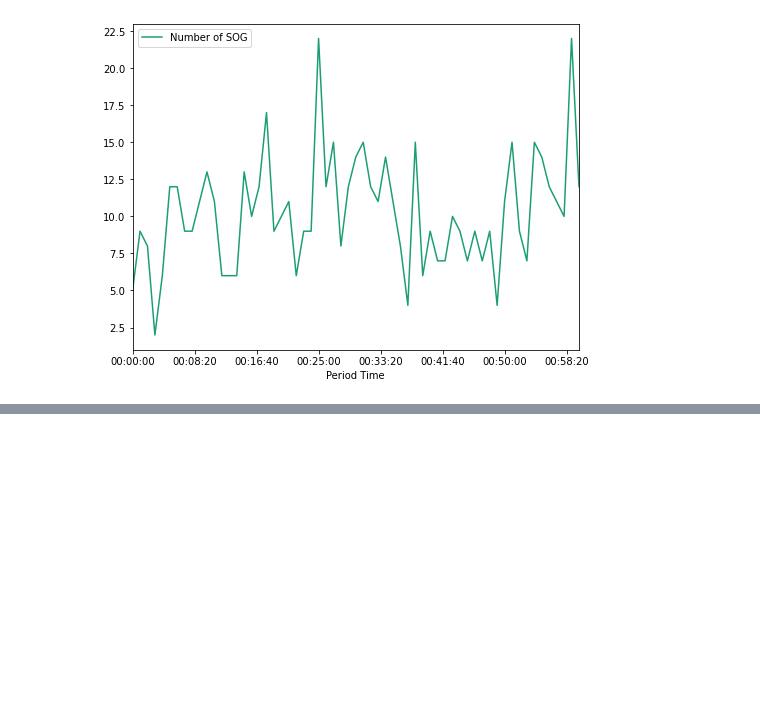
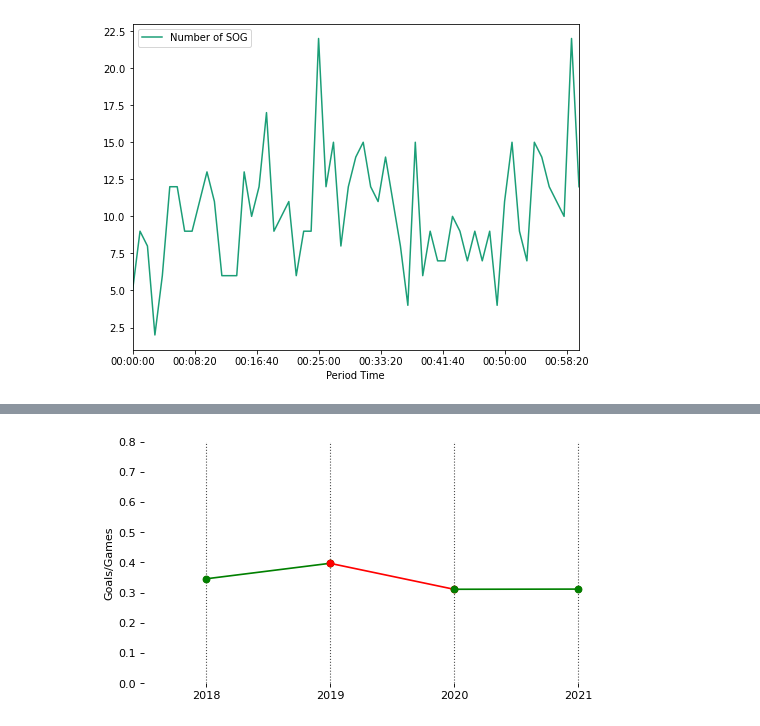
Before and after one commit to szonja126/NHL-Diplomamunka, a Jupyter notebook: readcsv.ipynb, the cells around one changed output, grey strips where cells are left out. Saved outputs shown, nothing was run; the diff lists cells and outputs as text; code cells hidden in the pictures; blank space fills up the shorter version.

```diff
--- a/readcsv.ipynb
+++ b/readcsv.ipynb
@@ -651,0 +677,80 @@ plt.gca().spines["left"].set_alpha(.0)
+# %%
+#Individual Expected Goals: ixG, letoltott csv-ben vannak statisztikai szamaim, ezt csak beolvasom, nem API-zok
+players_stat_18 = pd.read_csv('playerstats_2018.csv')
+players_stat_19 = pd.read_csv('playerstats_2019.csv')
+players_stat_20 = pd.read_csv('playerstats_20.csv')
+players_stat_21 = pd.read_csv('playerstats_21.csv')
+
+name = 'Alex Ovechkin'
+
+#Dataframek amiben csak az ixG kerul 1 emberre
+oneplayerstat_18 = players_stat_18.loc[:,['Player', 'Goals', 'ixG','GP']]
+oneplayerstat_18 = oneplayerstat_18[oneplayerstat_18['Player'] == (name)]
+oneplayerstat_18 = oneplayerstat_18.rename(columns={"ixG": "ixG_18", 'Goals':'Goals_18','GP':'GP_18'})
+
+oneplayerstat_19 = players_stat_19.loc[:,['Player', 'Goals', 'ixG','GP']]
+oneplayerstat_19 = oneplayerstat_19[oneplayerstat_19['Player'] == (name)]
+oneplayerstat_19 = oneplayerstat_19.rename(columns={"ixG": "ixG_19", 'Goals':'Goals_19','GP':'GP_19'})
+
+oneplayerstat_20 = players_stat_20.loc[:,['Player', 'Goals', 'ixG','GP']]
+oneplayerstat_20 = oneplayerstat_20[oneplayerstat_20['Player'] == (name)]
+oneplayerstat_20 = oneplayerstat_20.rename(columns={"ixG": "ixG_20", 'Goals':'Goals_20','GP':'GP_20'})
+
+oneplayerstat_21 = players_stat_21.loc[:,['Player', 'Goals', 'ixG','GP']]
+oneplayerstat_21 = oneplayerstat_21[oneplayerstat_21['Player'] == (name)]
+oneplayerstat_21 = oneplayerstat_21.rename(columns={"ixG": "ixG_21", 'Goals':'Goals_21','GP':'GP_21'})
+
+
+#ixg_1819 = pd.merge(left=oneplayerstat_18, right=oneplayerstat_19, left_on = 'Player', right_on='Player', how='left')
+#ixg = oneplayerstat_21
+
+fig, ax = plt.subplots(1,1,figsize=(8,4), dpi= 80)
+
+#Vertical lines
+ax.vlines(x=1, ymin=0, ymax=2, color='black', alpha=0.7, linewidth=1, linestyles='dotted')
+ax.vlines(x=3, ymin=0, ymax=2, color='black', alpha=0.7, linewidth=1, linestyles='dotted')
+ax.vlines(x=5, ymin=0, ymax=2, color='black', alpha=0.7, linewidth=1, linestyles='dotted')
+ax.vlines(x=7, ymin=0, ymax=2, color='black', alpha=0.7, linewidth=1, linestyles='dotted')
+
+gpg_18 = (oneplayerstat_18['Goals_18']/oneplayerstat_18['GP_18'])
+gpg_19 = (oneplayerstat_19['Goals_19']/oneplayerstat_19['GP_19'])
+gpg_20 = (oneplayerstat_20['Goals_20']/oneplayerstat_20['GP_20'])
+gpg_21 = (oneplayerstat_21['Goals_21']/oneplayerstat_21['GP_21'])
+
+# Points
+#GP
+ax.scatter(y=gpg_18, x=np.repeat(1, oneplayerstat_18.shape[0]), s=30, color='red', alpha=0.7)
+ax.scatter(y=gpg_19, x=np.repeat(3, oneplayerstat_19.shape[0]), s=30, color='red', alpha=0.7)
+ax.scatter(y=gpg_20, x=np.repeat(5, oneplayerstat_20.shape[0]), s=30, color='red', alpha=0.7)
+ax.scatter(y=gpg_21, x=np.repeat(7, oneplayerstat_21.shape[0]), s=30, color='red', alpha=0.7)
+
+def newline(p1, p2, color='black'):
+    ax = plt.gca()
+    l = mlines.Line2D([p1[0],p2[0]], [p1[1],p2[1]], color='red' if p1[1]-p2[1] > 0 else 'green', marker='o', markersize=6)
+    ax.add_line(l)
+    return l
+
+# Line Segmentsand Annotation
+for p1, p2 in zip(gpg_18, gpg_19):
+    newline([1,p1], [3,p2])
+
+for p1, p2 in zip(gpg_19, gpg_20):
+    newline([3,p1], [5,p2])
+
+for p1, p2 in zip(gpg_20, gpg_21):
+    newline([5,p1], [7,p2])
+
+# Decoration
+#ax.set_title("Comparing Expected Goals and Goals in 2021", fontdict={'size':15})
+ax.set(xlim=(0,8), ylim=(0,0.8), ylabel='Goals/Games')
+ax.set_xticks([1,3,5,7])
+ax.set_xticklabels(["2018", "2019","2020","2021"])
+plt.yticks((0,0.1,0.2,0.3,0.4,0.5,0.6,0.7,0.8), fontsize=10)
+
+# Lighten borders
+plt.gca().spines["top"].set_alpha(.0)
+plt.gca().spines["bottom"].set_alpha(.0)
+plt.gca().spines["right"].set_alpha(.0)
+plt.gca().spines["left"].set_alpha(.0)
+# %% [output]
+[figure, added]
```
Also changed, not shown: parts of 34 cells of this notebook, 3 other files.
